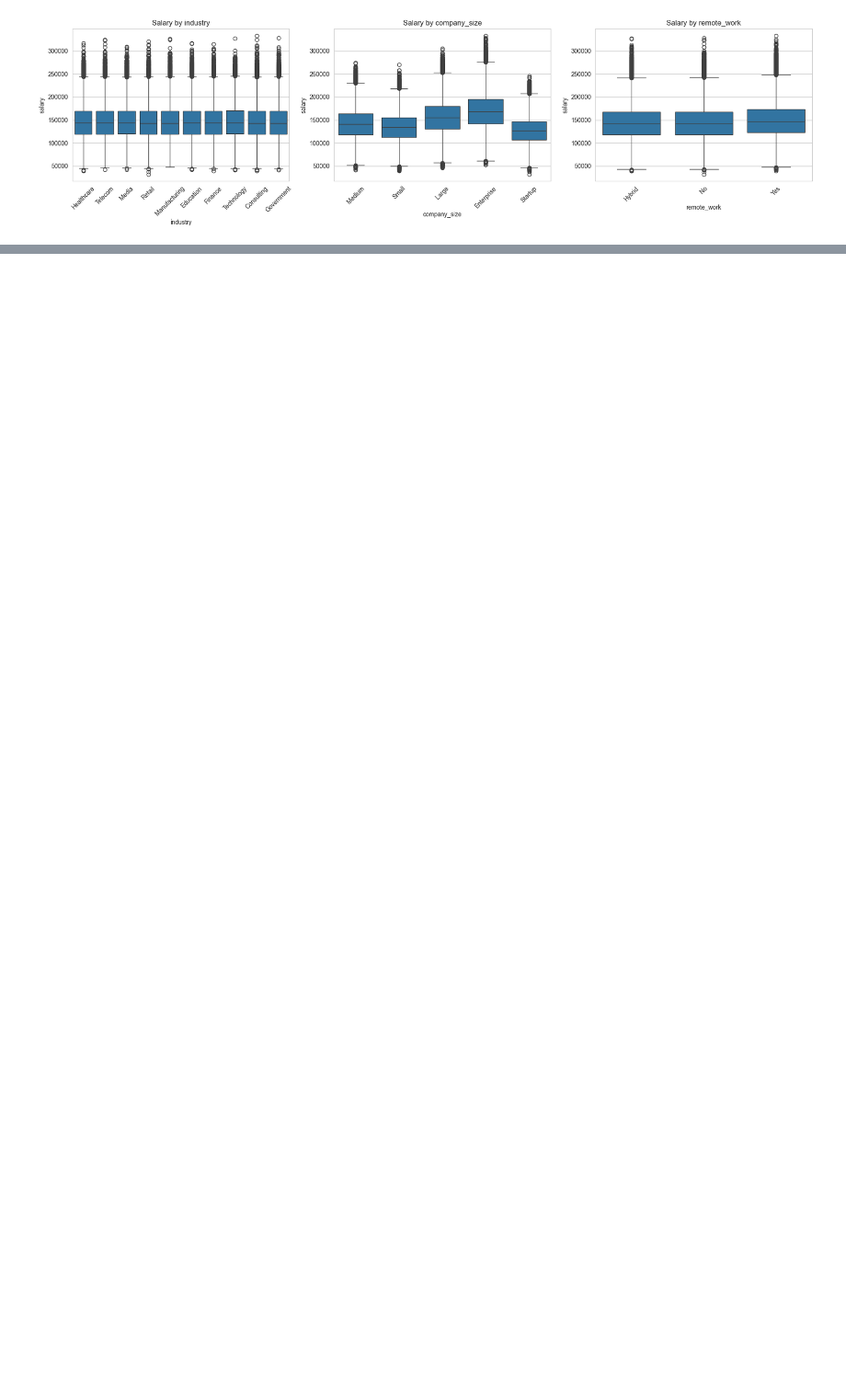
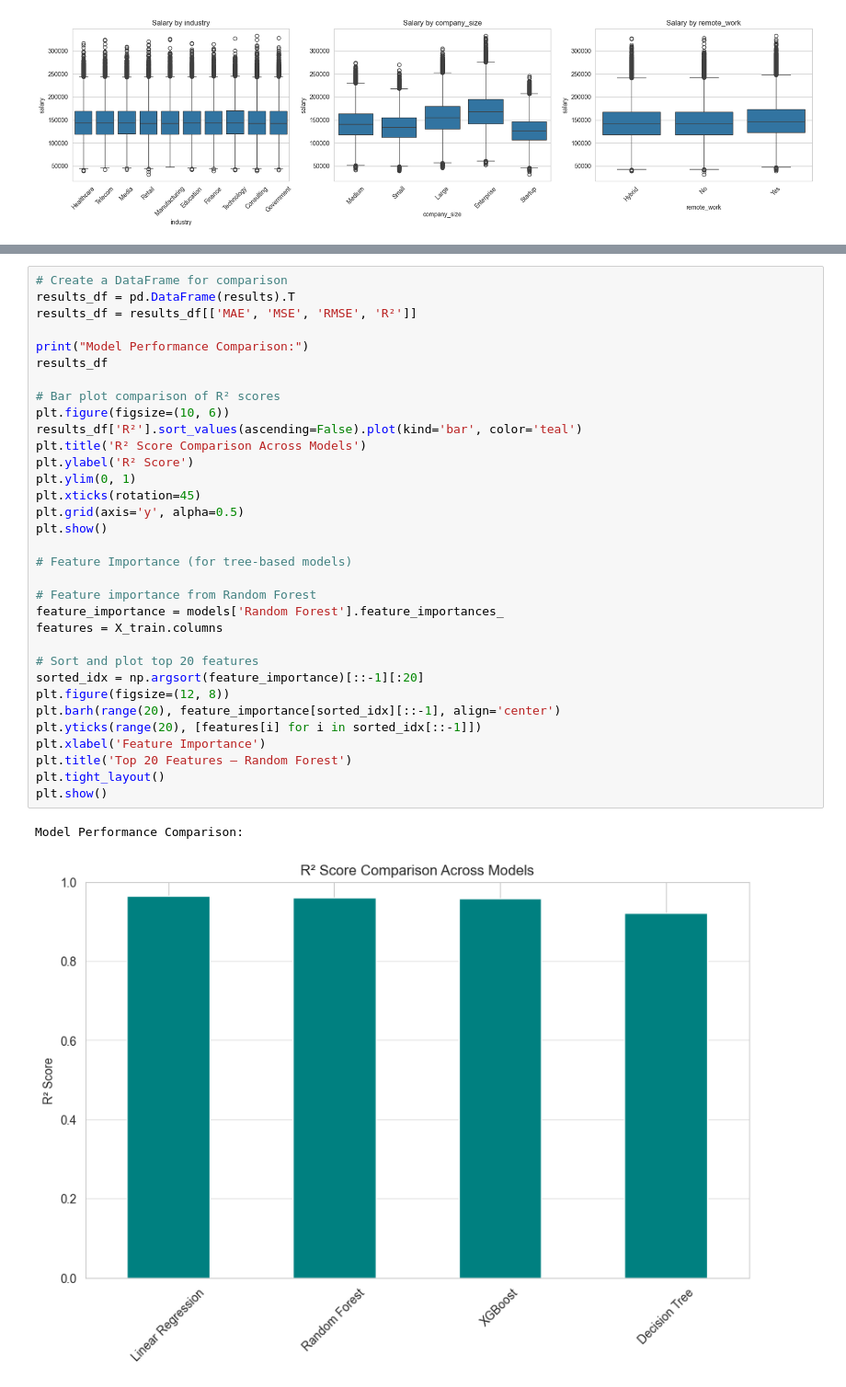
Before and after one commit to Mishaylin/DataVerse, a Jupyter notebook: Job_Salary_Predication_Notebook/JSP.ipynb, the cells around one changed output, grey strips where cells are left out. Shown at 92% size. Saved outputs shown, nothing was run; the diff lists cells and outputs as text; blank space fills up the shorter version.

```diff
--- a/Job_Salary_Predication_Notebook/JSP.ipynb
+++ b/Job_Salary_Predication_Notebook/JSP.ipynb
@@ -181,0 +260,36 @@ plt.show()
+# %%
+# Create a DataFrame for comparison
+results_df = pd.DataFrame(results).T
+results_df = results_df[['MAE', 'MSE', 'RMSE', 'R²']]
+
+print("Model Performance Comparison:")
+results_df
+
+# Bar plot comparison of R² scores
+plt.figure(figsize=(10, 6))
+results_df['R²'].sort_values(ascending=False).plot(kind='bar', color='teal')
+plt.title('R² Score Comparison Across Models')
+plt.ylabel('R² Score')
+plt.ylim(0, 1)
+plt.xticks(rotation=45)
+plt.grid(axis='y', alpha=0.5)
+plt.show()
+
+# Feature Importance (for tree‑based models)
+
+# Feature importance from Random Forest
+feature_importance = models['Random Forest'].feature_importances_
+features = X_train.columns
+
+# Sort and plot top 20 features
+sorted_idx = np.argsort(feature_importance)[::-1][:20]
+plt.figure(figsize=(12, 8))
+plt.barh(range(20), feature_importance[sorted_idx][::-1], align='center')
+plt.yticks(range(20), [features[i] for i in sorted_idx[::-1]])
+plt.xlabel('Feature Importance')
+plt.title('Top 20 Features – Random Forest')
+plt.tight_layout()
+plt.show()
+# %% [output]
+Model Performance Comparison:
+[figure, added]
```
Also changed, not shown: parts of 14 cells of this notebook.
